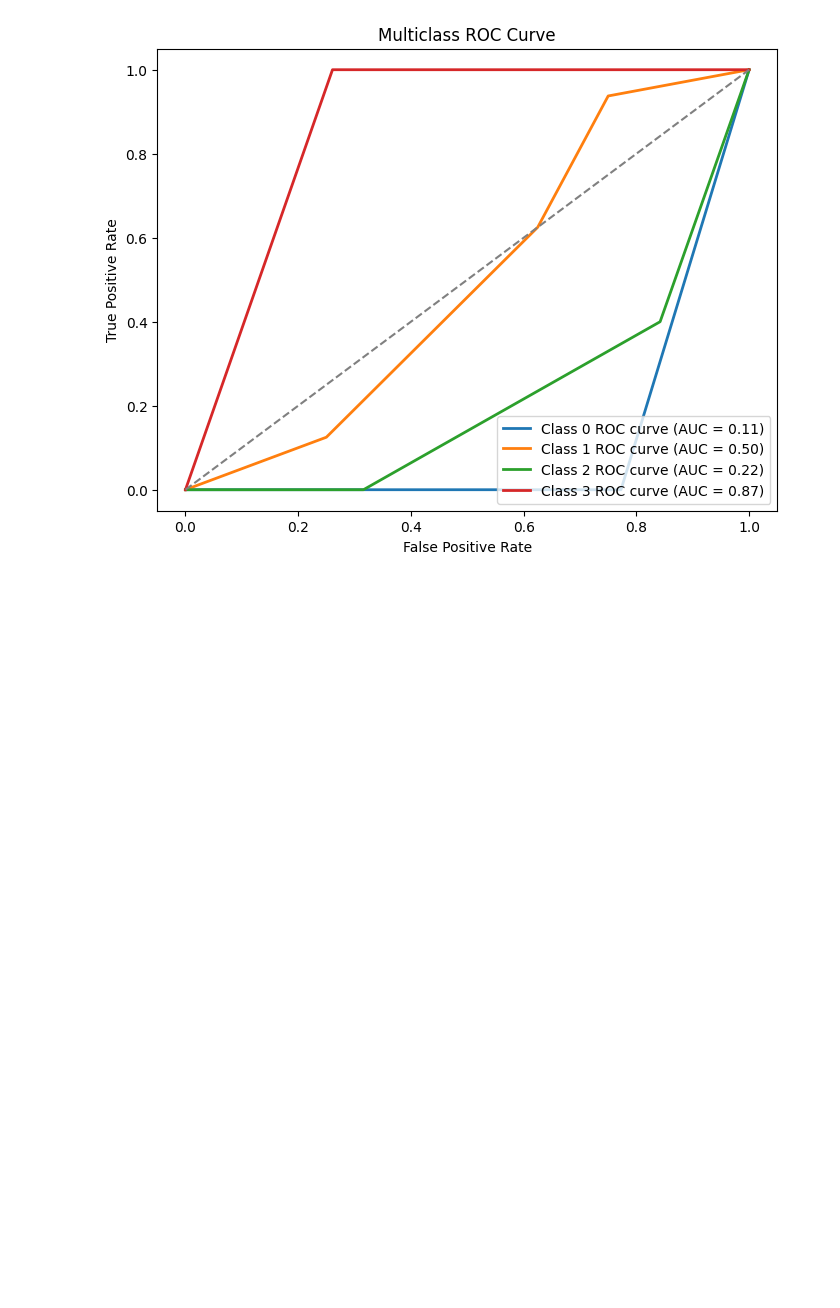
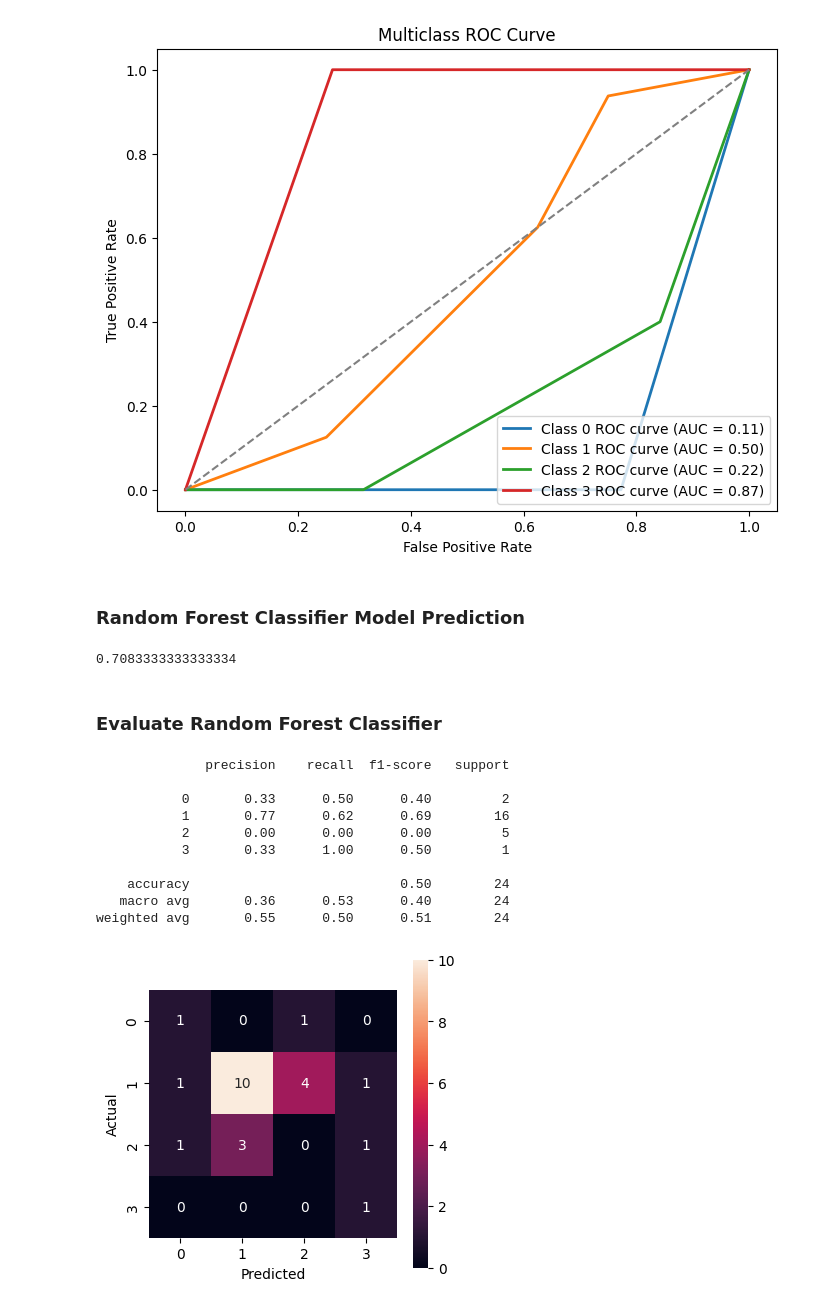
Before and after one commit to Mokowz/Knowledge-Based-Projects, a Jupyter notebook: traffic_pred/2-predict-accidents.ipynb, the cells around one changed output. Saved outputs shown, nothing was run; the diff lists cells and outputs as text; code cells hidden in the pictures; blank space fills up the shorter version.

Commit message:
Implement prediction using Random Forest Classifier which performed better

```diff
--- a/traffic_pred/2-predict-accidents.ipynb
+++ b/traffic_pred/2-predict-accidents.ipynb
@@ -421,10 +421,10 @@ from sklearn.neighbors import KNeighborsClassifier as KNN
 knn = KNN(n_neighbors=7)
 
 # Fit it into the data
-knn.fit(X_train, y_train)
+knn.fit(X_train_sc, y_train)
 
 # Check score
-knn.score(X_test, y_test)
+knn.score(X_test_sc, y_test)
 # %% [output]
 0.6666666666666666
 # %%
@@ -507,3 +507,51 @@ plt.legend(loc='lower right')
 plt.show()
 # %% [output]
 [figure]
+# %% [markdown]
+### Random Forest Classifier Model Prediction
+# %%
+from sklearn.ensemble import RandomForestClassifier
+
+np.random.seed(42)
+
+# Initialize the model
+rfc = RandomForestClassifier(n_estimators=135)
+
+# Fit the model
+rfc.fit(X_train_sc, y_train)
+
+# Check the score
+rfc.score(X_test_sc, y_test)
+# %% [output]
+0.7083333333333334
+# %% [markdown]
+### Evaluate Random Forest Classifier
+# %%
+from sklearn.metrics import confusion_matrix, classification_report
+
+
+# Prediction
+y_pred = rfc.predict(X_test_sc)
+
+# Visualize the confusion matrix
+fig, ax = plt.subplots(1, 1, figsize=(4, 4))
+cm = confusion_matrix(y_test, y_pred)
+ax = sns.heatmap(cm, annot=True, square=True)
+
+ax.set_xlabel('Predicted')
+ax.set_ylabel('Actual')
+
+
+print(classification_report(y_test, y_pred))
+# %% [output]
+              precision    recall  f1-score   support
+
+           0       0.33      0.50      0.40         2
+           1       0.77      0.62      0.69        16
+           2       0.00      0.00      0.00         5
+           3       0.33      1.00      0.50         1
+
+    accuracy                           0.50        24
+   macro avg       0.36      0.53      0.40        24
+weighted avg       0.55      0.50      0.51        24
+[figure, added]
```
Also changed, not shown: parts of 3 cells of this notebook.
